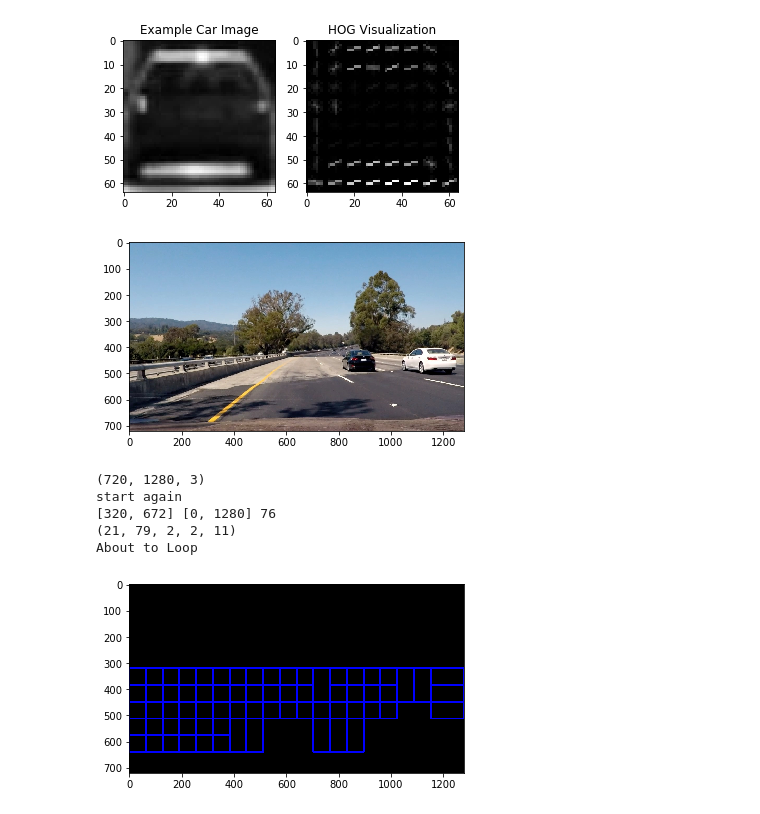
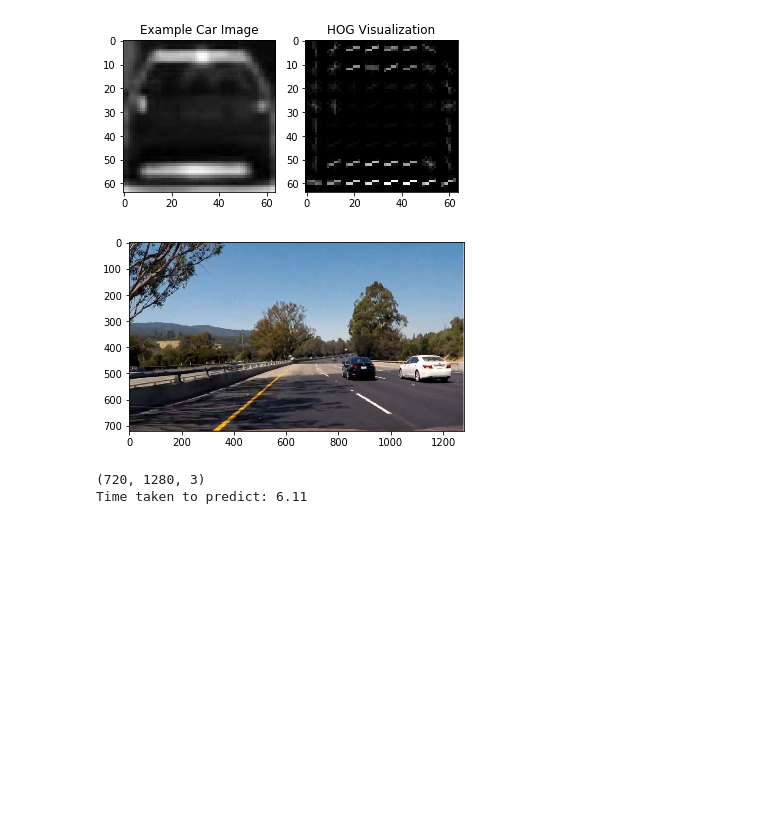
Before and after one commit to rahul1593/Vehicle-Detection-and-Tracking, a Jupyter notebook: test.ipynb, the cells around one changed output. Drawn from its saved outputs; the diff is of its cells as text; code cells hidden in the pictures; blank space fills up the shorter version.

```diff
--- a/test.ipynb
+++ b/test.ipynb
@@ -107,8 +109,8 @@ def extract_features(imgs, cspace='RGB', include_spatial=True, spatial_size=(32,
     return features
 # %%
 # Read in car and non-car images
-car_images = glob.glob('./train/vss/cars1/*.jpeg')
-notcar_images = glob.glob('./train/nvs/notcars2/*.jpeg')
+car_images = glob.glob('./train/vss/all/*.jpeg')
+notcar_images = glob.glob('./train/nvs/all/*.jpeg')
 cars = []
 notcars = []
 for image in car_images:
@@ -118,18 +120,18 @@ for image in notcar_images:
 
 # TODO play with these values to see how your classifier
 # performs under different binning scenarios
-spatial = 16
+spatial = 32
 histbin = 32
 color_space = 'LUV'
 orient = 11
 pix_per_cell = 8
-cell_per_block=2
+cell_per_block=3
 t0=time.time()
-car_features = extract_features(cars, cspace='LUV', spatial_size=(spatial, spatial),
-                        hist_bins=histbin, hist_range=(0, 256),include_hog=True,
+car_features = extract_features(cars, cspace=color_space, spatial_size=(spatial, spatial), include_hist=True,
+                        hist_bins=histbin, hist_range=(0, 256),include_hog=True, include_spatial=False,
                         orient=orient, pix_per_cell=pix_per_cell, cell_per_block=cell_per_block, feature_vec=True)
-notcar_features = extract_features(notcars, cspace='LUV', spatial_size=(spatial, spatial),
-                        hist_bins=histbin, hist_range=(0, 256),include_hog=True,
+notcar_features = extract_features(notcars, cspace=color_space, spatial_size=(spatial, spatial), include_hist=True,
+                        hist_bins=histbin, hist_range=(0, 256),include_hog=True, include_spatial=False,
                         orient=orient, pix_per_cell=pix_per_cell, cell_per_block=cell_per_block, feature_vec=True)
 t1=time.time()
 print(round(t1-t0, 2), 'Seconds to extract features')
@@ -156,6 +158,7 @@ print('Using spatial binning of:',spatial,
 print('Feature vector length:', len(X_train[0]))
 # Use a linear SVC
 svc = LinearSVC()
+#svc = SVC(C=1.0, gamma=10, kernel='rbf')
 # Check the training time for the SVC
 t=time.time()
 svc.fit(X_train, y_train)
@@ -169,5 +172,5 @@ n_predict = len(y_test)
 print('My SVC predicts: ', svc.predict(X_test[0:n_predict]))
 print('For these',n_predict, 'labels: ', y_test[0:n_predict])
 t2 = time.time()
-print(round(t2-t, 5), 'Seconds to predict', n_predict,'labels with SVC')
+print(round(t2-t, 2), 'Seconds to predict', n_predict,'labels with SVC')
 # %% [output]
@@ -191,7 +194,7 @@ My SVC predicts:  [0. 1. 0. 0. 1. 0. 1. 0. 0. 0. 0. 1. 0. 1. 0. 0. 0. 0. 0. 0. 0
 # %%
 orient = 11
 pix_per_cell = 8
-cell_per_block=2
+cell_per_block=3
 
 img = cv2.imread(cars[1])
 img = cv2.cvtColor(img, cv2.COLOR_BGR2LUV)
@@ -398,16 +439,16 @@ def find_cars(img, classifier, Xscaler):
 # %%
-image = cv2.imread('./test_images/test4.jpg')
-image = cv2.cvtColor(image, cv2.COLOR_BGR2RGB)
+hot_frames = []
+image = cv2.imread('./test_images/test7.jpg')
+image = cv2.resize(cv2.cvtColor(image, cv2.COLOR_BGR2RGB), (1280, 720))
+#image = cv2.cvtColor(image, cv2.COLOR_BGR2RGB)
 
 plt.imshow(image)
 plt.show()
-
-find_cars(image, svc, X_scaler)
+t0 = time.time()
+heat_map = find_cars(image, svc, X_scaler)
+t1 = time.time()
+print("Time taken to predict:", round((t1-t0), 2))
 # %% [output]
-[figure, old version]
+[figure, new version]
 (720, 1280, 3)
-start again
-[320, 672] [0, 1280] 76
-(21, 79, 2, 2, 11)
-About to Loop
+Time taken to predict: 6.11
-[figure, removed]
```
Also changed, not shown: parts of 8 cells of this notebook.
